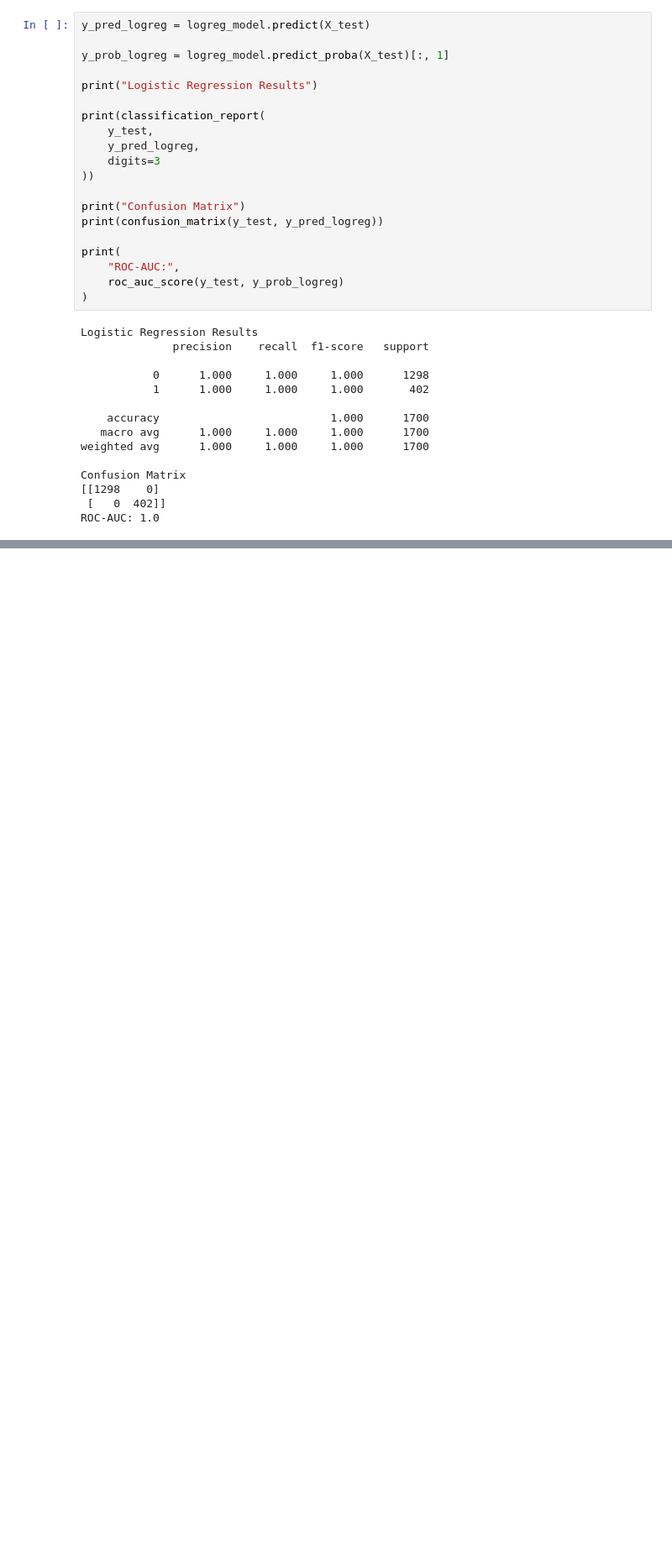
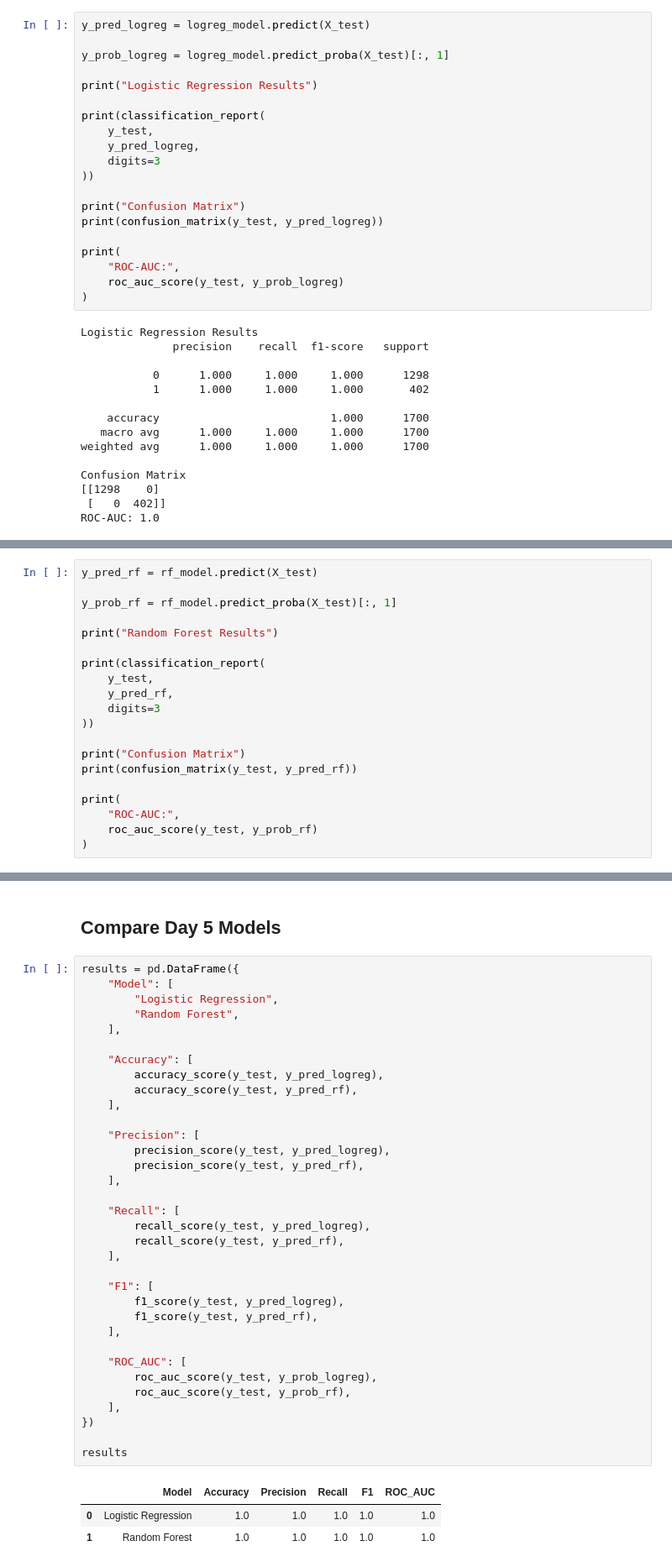
Before and after one commit to dylando9/olympic-medal-prediction, a Jupyter notebook: notebooks/day5_feature_improvements.ipynb, the cells around one changed output, grey strips where cells are left out. Shown at 84% size. Saved outputs shown, nothing was run; the diff lists cells and outputs as text; blank space fills up the shorter version.

```diff
--- a/notebooks/day5_feature_improvements.ipynb
+++ b/notebooks/day5_feature_improvements.ipynb
@@ -194,0 +228,20 @@ ROC-AUC: 1.0
+# %%
+y_pred_rf = rf_model.predict(X_test)
+
+y_prob_rf = rf_model.predict_proba(X_test)[:, 1]
+
+print("Random Forest Results")
+
+print(classification_report(
+    y_test,
+    y_pred_rf,
+    digits=3
+))
+
+print("Confusion Matrix")
+print(confusion_matrix(y_test, y_pred_rf))
+
+print(
+    "ROC-AUC:",
+    roc_auc_score(y_test, y_prob_rf)
+)
@@ -194,0 +263,40 @@ ROC-AUC: 1.0
+# %% [markdown]
+## Compare Day 5 Models
+# %%
+results = pd.DataFrame({
+    "Model": [
+        "Logistic Regression",
+        "Random Forest",
+    ],
+
+    "Accuracy": [
+        accuracy_score(y_test, y_pred_logreg),
+        accuracy_score(y_test, y_pred_rf),
+    ],
+
+    "Precision": [
+        precision_score(y_test, y_pred_logreg),
+        precision_score(y_test, y_pred_rf),
+    ],
+
+    "Recall": [
+        recall_score(y_test, y_pred_logreg),
+        recall_score(y_test, y_pred_rf),
+    ],
+
+    "F1": [
+        f1_score(y_test, y_pred_logreg),
+        f1_score(y_test, y_pred_rf),
+    ],
+
+    "ROC_AUC": [
+        roc_auc_score(y_test, y_prob_logreg),
+        roc_auc_score(y_test, y_prob_rf),
+    ],
+})
+
+results
+# %% [output]
+|  | Model | Accuracy | Precision | Recall | F1 | ROC_AUC |
+| 0 | Logistic Regression | 1.0 | 1.0 | 1.0 | 1.0 | 1.0 |
+| 1 | Random Forest | 1.0 | 1.0 | 1.0 | 1.0 | 1.0 |
```
Also changed, not shown: parts of 11 cells of this notebook, 2 other files.
